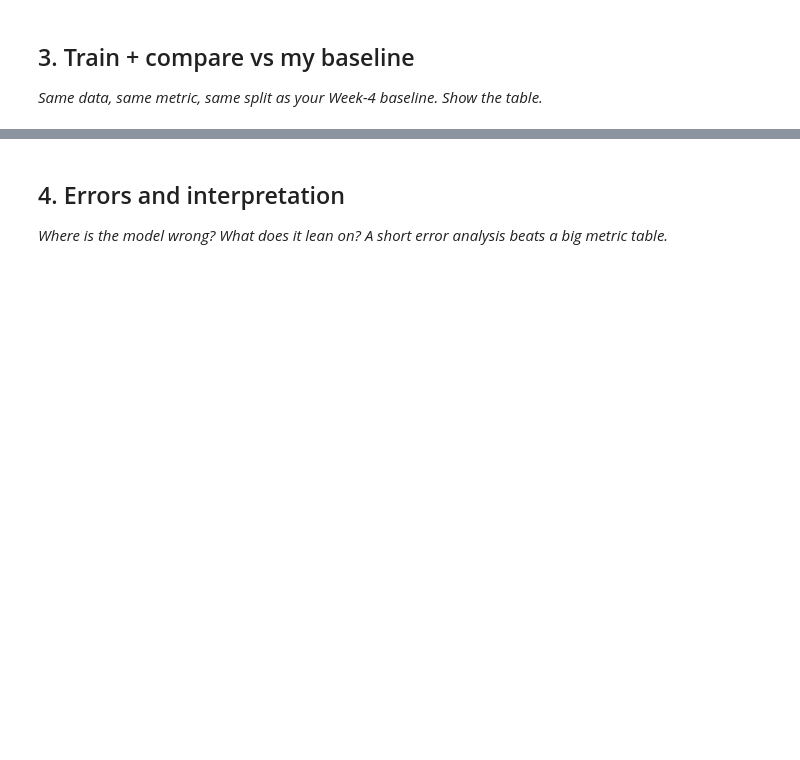
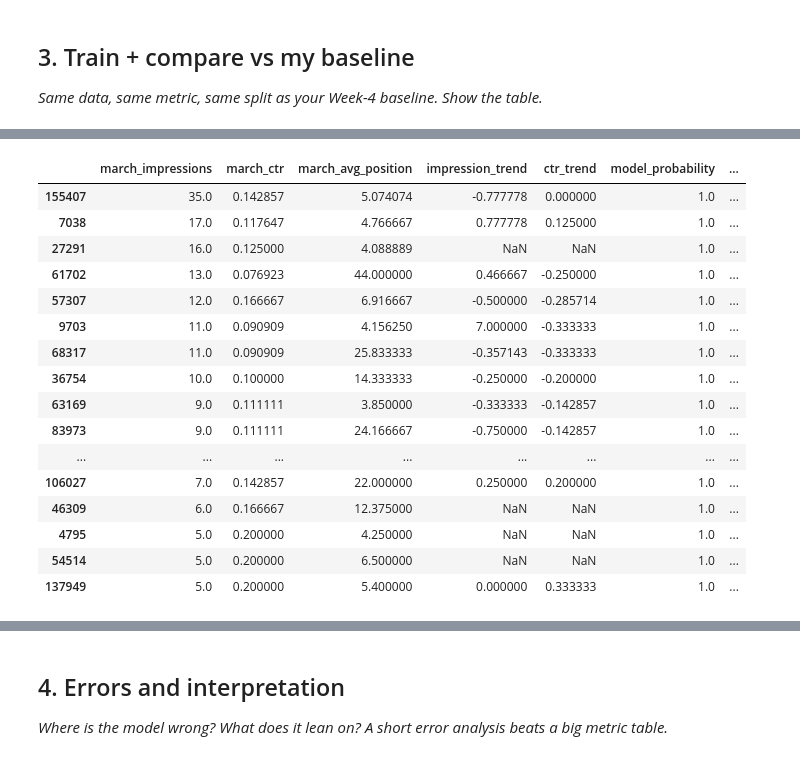
Before and after one commit to SaimAli0001/Flyrank-Internship-ml, a Jupyter notebook: work/notebooks/w05_model.ipynb, the cells around one changed output, grey strips where cells are left out. Drawn from its saved outputs; the diff is of its cells as text; code cells hidden in the pictures; blank space fills up the shorter version.

Commit message:
Complete Week 5 capstone modeling

```diff
--- a/work/notebooks/w05_model.ipynb
+++ b/work/notebooks/w05_model.ipynb
@@ -29,0 +487,24 @@ This skeleton is yours to fill. Work the sections **in order** — each one has
+# %%
+from sklearn.pipeline import Pipeline
+from sklearn.preprocessing import StandardScaler
+from sklearn.impute import SimpleImputer
+from sklearn.linear_model import LogisticRegression
+
+RANDOM_STATE = 42
+K = 20
+
+logistic_model = Pipeline([
+    ("imputer", SimpleImputer(strategy="median")),
+    ("scaler", StandardScaler()),
+    ("model", LogisticRegression(
+        random_state=RANDOM_STATE,
+        max_iter=1000
+    ))
+])
+
+logistic_model.fit(X_train, y_train)
+
+model_prob = logistic_model.predict_proba(X_test)[:, 1]
+
+print("Model trained successfully.")
+print("Test predictions:", len(model_prob))
@@ -29,0 +643,39 @@ This skeleton is yours to fill. Work the sections **in order** — each one has
+# %%
+top20_model = (
+    model_results
+    .sort_values(
+        by=["model_probability", "march_impressions", "march_ctr"],
+        ascending=[False, False, True]
+    )
+    .head(20)
+)
+
+top20_model[
+    [
+        "march_impressions",
+        "march_ctr",
+        "march_avg_position",
+        "impression_trend",
+        "ctr_trend",
+        "model_probability",
+        "ctr_decline"
+    ]
+]
+# %% [output]
+|  | march_impressions | march_ctr | march_avg_position | impression_trend | ctr_trend | model_probability | ... |
+| 155407 | 35.0 | 0.142857 | 5.074074 | -0.777778 | 0.000000 | 1.0 | ... |
+| 7038 | 17.0 | 0.117647 | 4.766667 | 0.777778 | 0.125000 | 1.0 | ... |
+| 27291 | 16.0 | 0.125000 | 4.088889 | NaN | NaN | 1.0 | ... |
+| 61702 | 13.0 | 0.076923 | 44.000000 | 0.466667 | -0.250000 | 1.0 | ... |
+| 57307 | 12.0 | 0.166667 | 6.916667 | -0.500000 | -0.285714 | 1.0 | ... |
+| 9703 | 11.0 | 0.090909 | 4.156250 | 7.000000 | -0.333333 | 1.0 | ... |
+| 68317 | 11.0 | 0.090909 | 25.833333 | -0.357143 | -0.333333 | 1.0 | ... |
+| 36754 | 10.0 | 0.100000 | 14.333333 | -0.250000 | -0.200000 | 1.0 | ... |
+| 63169 | 9.0 | 0.111111 | 3.850000 | -0.333333 | -0.142857 | 1.0 | ... |
+| 83973 | 9.0 | 0.111111 | 24.166667 | -0.750000 | -0.142857 | 1.0 | ... |
+| ... | ... | ... | ... | ... | ... | ... | ... |
+| 106027 | 7.0 | 0.142857 | 22.000000 | 0.250000 | 0.200000 | 1.0 | ... |
+| 46309 | 6.0 | 0.166667 | 12.375000 | NaN | NaN | 1.0 | ... |
+| 4795 | 5.0 | 0.200000 | 4.250000 | NaN | NaN | 1.0 | ... |
+| 54514 | 5.0 | 0.200000 | 6.500000 | NaN | NaN | 1.0 | ... |
+| 137949 | 5.0 | 0.200000 | 5.400000 | 0.000000 | 0.333333 | 1.0 | ... |
```
Also changed, not shown: parts of 27 cells of this notebook.
